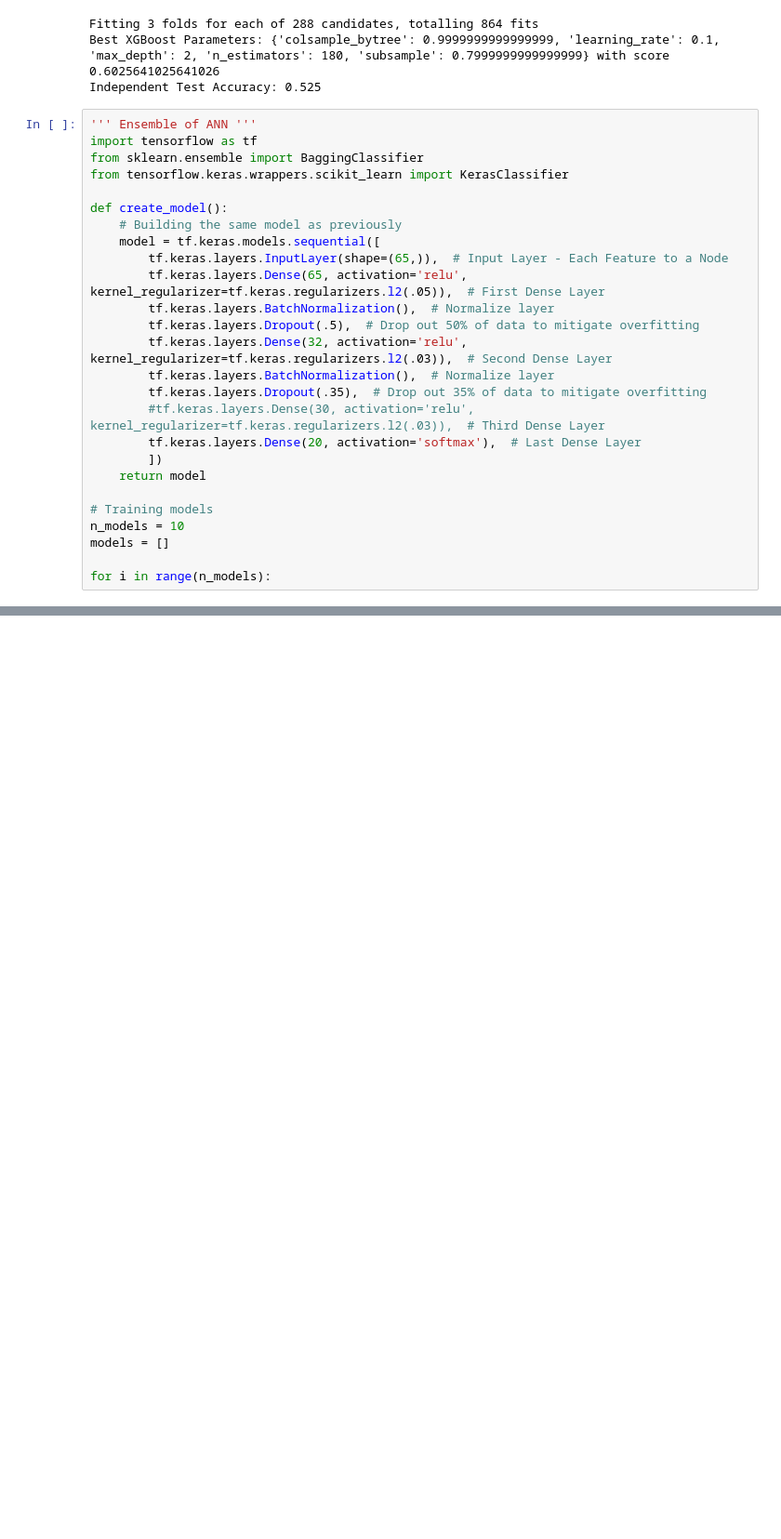
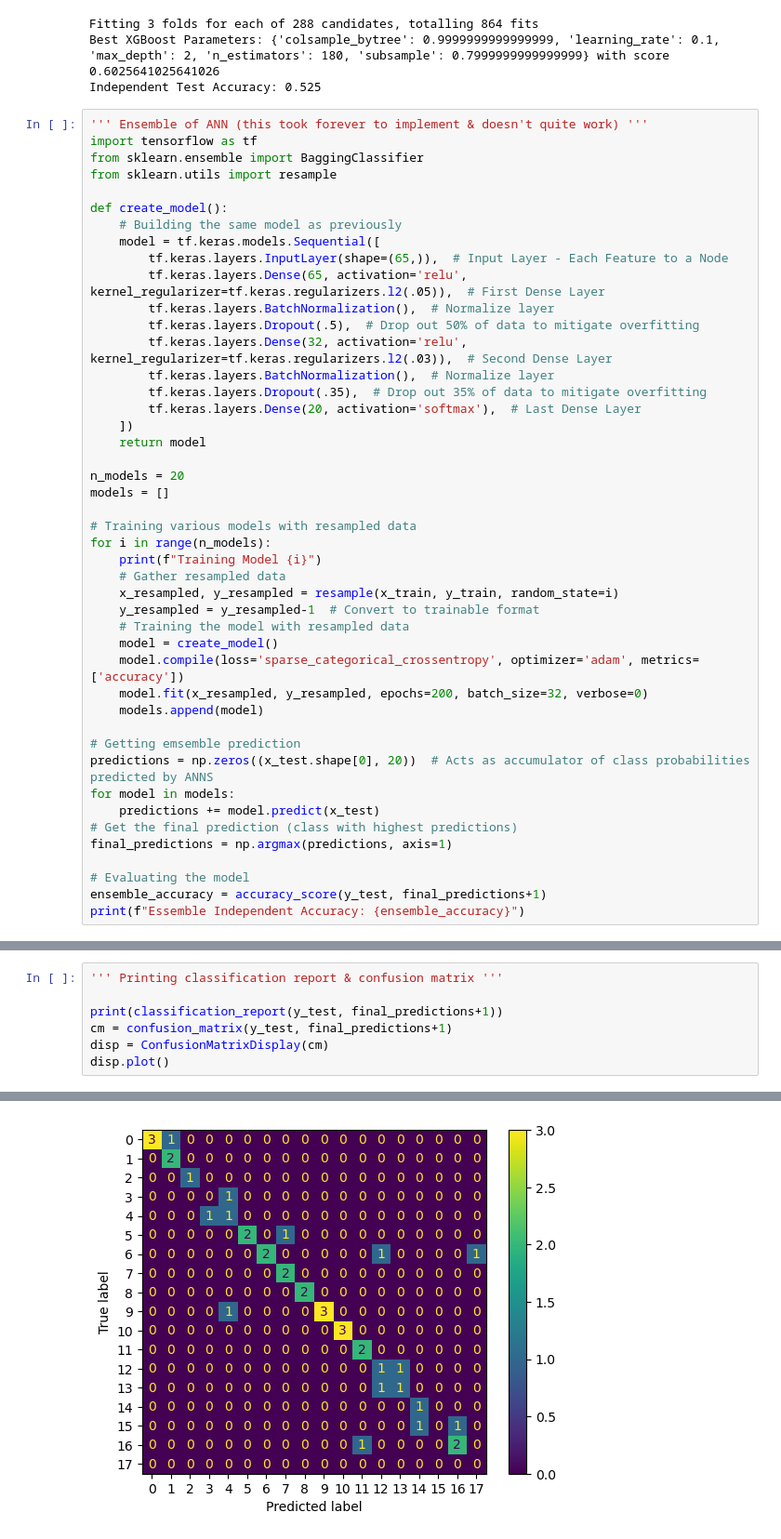
Before and after one commit to Jairik/AI-Fundementals, a Jupyter notebook: Deep-Learning/DeepLearningClassification.ipynb, the cells around one changed output, grey strips where cells are left out. Shown: that part at 93% size. Drawn from its saved outputs; the diff is of its cells as text; blank space fills up the shorter version.

Commit message:
Completed ANN, ANN Ensemble & others
Just did some stuff and whatnot but it's done now :sunglasses:

```diff
--- a/Deep-Learning/DeepLearningClassification.ipynb
+++ b/Deep-Learning/DeepLearningClassification.ipynb
@@ -442,14 +479,14 @@ Fitting 3 folds for each of 288 candidates, totalling 864 fits
 Best XGBoost Parameters: {'colsample_bytree': 0.9999999999999999, 'learning_rate': 0.1, 'max_depth': 2, 'n_estimators': 180, 'subsample': 0.7999999999999999} with score 0.6025641025641026
 Independent Test Accuracy: 0.525
 # %%
-''' Ensemble of ANN '''
+''' Ensemble of ANN (this took forever to implement & doesn't quite work) '''
 import tensorflow as tf
 from sklearn.ensemble import BaggingClassifier
-from tensorflow.keras.wrappers.scikit_learn import KerasClassifier
+from sklearn.utils import resample
 
 def create_model():
     # Building the same model as previously
-    model = tf.keras.models.sequential([
+    model = tf.keras.models.Sequential([
         tf.keras.layers.InputLayer(shape=(65,)),  # Input Layer - Each Feature to a Node
         tf.keras.layers.Dense(65, activation='relu', kernel_regularizer=tf.keras.regularizers.l2(.05)),  # First Dense Layer
         tf.keras.layers.BatchNormalization(),  # Normalize layer
@@ -457,13 +494,32 @@ def create_model():
         tf.keras.layers.Dense(32, activation='relu', kernel_regularizer=tf.keras.regularizers.l2(.03)),  # Second Dense Layer
         tf.keras.layers.BatchNormalization(),  # Normalize layer
         tf.keras.layers.Dropout(.35),  # Drop out 35% of data to mitigate overfitting
-        #tf.keras.layers.Dense(30, activation='relu', kernel_regularizer=tf.keras.regularizers.l2(.03)),  # Third Dense Layer
         tf.keras.layers.Dense(20, activation='softmax'),  # Last Dense Layer
-        ])
+    ])
     return model
 
-# Training models
-n_models = 10
+n_models = 20
 models = []
 
+# Training various models with resampled data
 for i in range(n_models):
+    print(f"Training Model {i}")
+    # Gather resampled data
+    x_resampled, y_resampled = resample(x_train, y_train, random_state=i)
+    y_resampled = y_resampled-1  # Convert to trainable format
+    # Training the model with resampled data
+    model = create_model()
+    model.compile(loss='sparse_categorical_crossentropy', optimizer='adam', metrics=['accuracy'])
+    model.fit(x_resampled, y_resampled, epochs=200, batch_size=32, verbose=0)
+    models.append(model)
+
+# Getting emsemble prediction
+predictions = np.zeros((x_test.shape[0], 20))  # Acts as accumulator of class probabilities predicted by ANNS
+for model in models:
+    predictions += model.predict(x_test)
+# Get the final prediction (class with highest predictions)
+final_predictions = np.argmax(predictions, axis=1)
+
+# Evaluating the model
+ensemble_accuracy = accuracy_score(y_test, final_predictions+1)
+print(f"Essemble Independent Accuracy: {ensemble_accuracy}")
@@ -469,0 +544,8 @@ for i in range(n_models):
+# %%
+''' Printing classification report & confusion matrix '''
+
+print(classification_report(y_test, final_predictions+1))
+cm = confusion_matrix(y_test, final_predictions+1)
+disp = ConfusionMatrixDisplay(cm)
+disp.plot()
+# %% [output]
@@ -469,0 +570 @@ for i in range(n_models):
+[figure, added]
```
Also changed, not shown: parts of 6 cells of this notebook.
